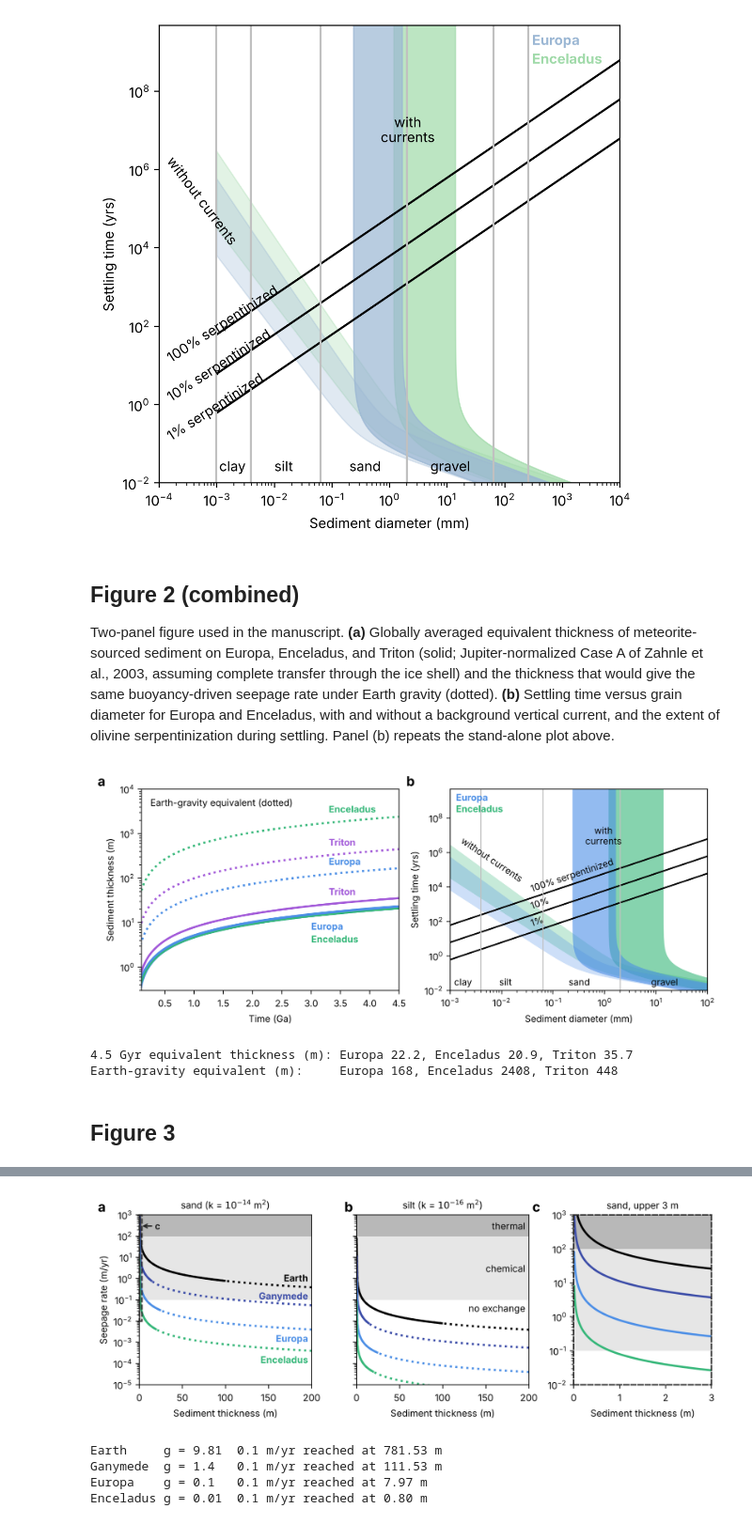
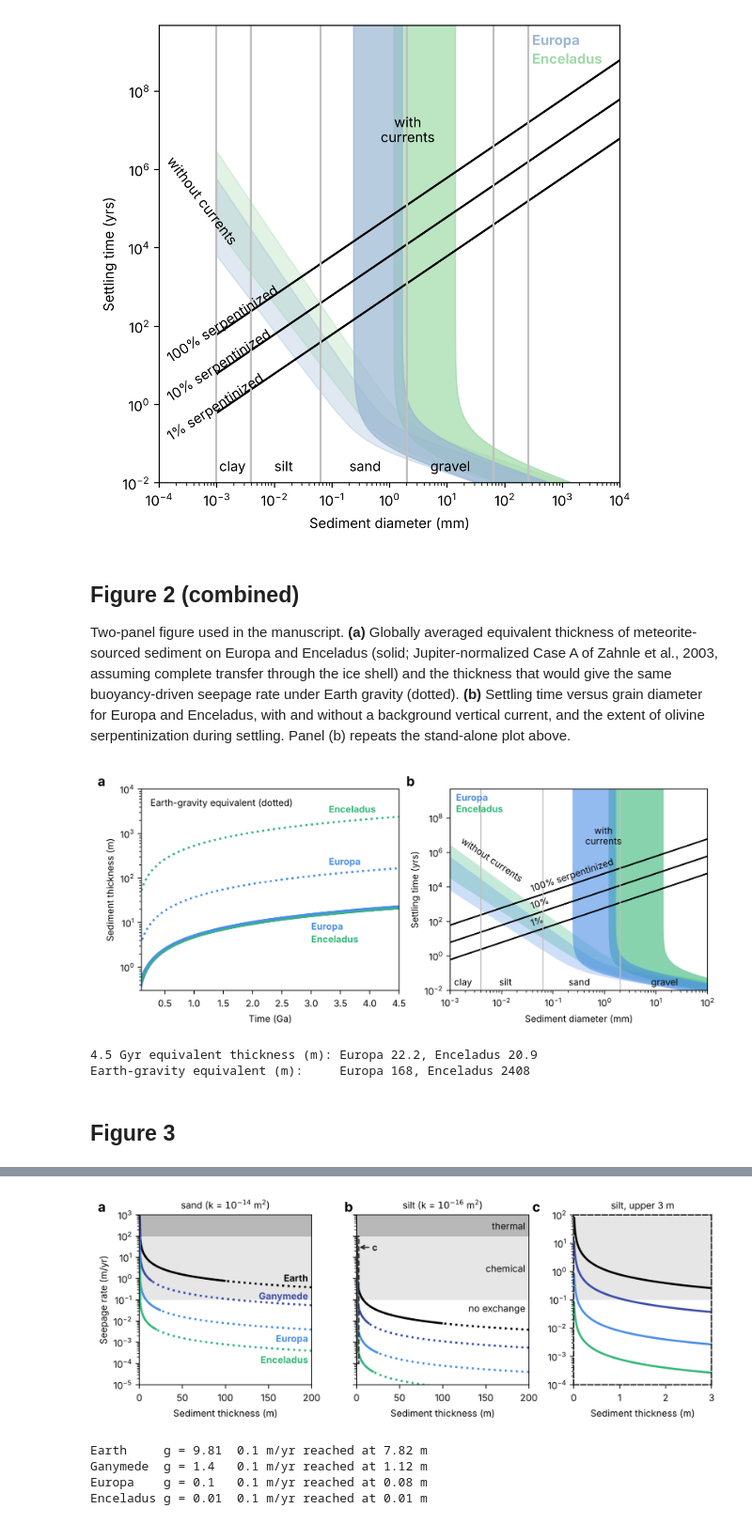
Before and after one commit to tectonic-hydrology/OW_seds, a Jupyter notebook: Figures_for_Randolph_Flagg_et_al_GRL_2025.ipynb, the cells around one changed output, grey strips where cells are left out. Shown at 94% size. Saved outputs shown, nothing was run; the diff lists cells and outputs as text; code cells hidden in the pictures.

Commit message:
Figure 2: drop Triton; Figure 3: zoom on silt, boxed in panel b
Co-Authored-By: Claude Opus 5.5 <noreply@anthropic.com>
Claude-Session: https://claude.ai/code/session_013DBfh7D7wThAVNByrUnYko

```diff
--- a/Figures_for_Randolph_Flagg_et_al_GRL_2025.ipynb
+++ b/Figures_for_Randolph_Flagg_et_al_GRL_2025.ipynb
@@ -1055,16 +1055,16 @@ plt.savefig('stokes_current.png', dpi=600)
 # %% [markdown]
 ## Figure 2 (combined)
 
-Two-panel figure used in the manuscript. **(a)** Globally averaged equivalent thickness of meteorite-sourced sediment on Europa, Enceladus, and Triton (solid; Jupiter-normalized Case A of Zahnle et al., 2003, assuming complete transfer through the ice shell) and the thickness that would give the same buoyancy-driven seepage rate under Earth gravity (dotted). **(b)** Settling time versus grain diameter for Europa and Enceladus, with and without a background vertical current, and the extent of olivine serpentinization during settling. Panel (b) repeats the stand-alone plot above.
+Two-panel figure used in the manuscript. **(a)** Globally averaged equivalent thickness of meteorite-sourced sediment on Europa and Enceladus (solid; Jupiter-normalized Case A of Zahnle et al., 2003, assuming complete transfer through the ice shell) and the thickness that would give the same buoyancy-driven seepage rate under Earth gravity (dotted). **(b)** Settling time versus grain diameter for Europa and Enceladus, with and without a background vertical current, and the extent of olivine serpentinization during settling. Panel (b) repeats the stand-alone plot above.
 # %%
-c_eur = '#4C8FE6'; c_enc = '#35B779'; c_tri = '#A259D9'       # Europa blue, Enceladus green, Triton purple (both panels)
+c_eur = '#4C8FE6'; c_enc = '#35B779'                         # Europa blue, Enceladus green (both panels)
 
 plt.rcParams.update({'font.size': 9})
 fig, (axa, axb) = plt.subplots(1, 2, figsize=(8.5, 3.5))
 
 # ---- (a) equivalent sediment thickness and Earth-gravity equivalent
 # Europa and Enceladus nearly coincide, so Europa is drawn wide with Enceladus thin on top
-for s, g, c, lw in [(s_Triton_A, g_Triton, c_tri, 2), (s_Europa_A, g_Europa, c_eur, 4), (s_Enceladus_A, g_Enceladus, c_enc, 1.6)]:
+for s, g, c, lw in [(s_Europa_A, g_Europa, c_eur, 4), (s_Enceladus_A, g_Enceladus, c_enc, 1.6)]:
     axa.plot(time, s, color=c, linewidth=lw, solid_capstyle='butt')
     axa.plot(time, s*(9.81/g), color=c, linestyle='dotted', linewidth=2)
 
@@ -1075,10 +1075,8 @@ axa.set_xlabel('Time (Ga)'); axa.set_ylabel('Sediment thickness (m)')
 # curves are labeled on the plot instead of in a legend
 kw = dict(fontsize=9, weight='bold')
 axa.text(3.3, 3.0e3, 'Enceladus', color=c_enc, **kw)
-axa.text(3.3, 5.4e2, 'Triton', color=c_tri, **kw)
 axa.text(3.3, 2.0e2, 'Europa', color=c_eur, **kw)
 axa.text(0.25, 4.2e3, 'Earth-gravity equivalent (dotted)')
-axa.text(3.3, 4.2e1, 'Triton', color=c_tri, **kw)
 axa.text(3.0, 7.0, 'Europa', color=c_eur, **kw); axa.text(3.0, 3.6, 'Enceladus', color=c_enc, **kw)
 
 # ---- (b) settling time with and without currents, and serpentinization during settling
@@ -1124,12 +1122,12 @@ plt.savefig('Figure2_combined.pdf')
 plt.show()
 
 # values quoted in the text (equivalent thickness after 4.5 Gyr, m)
-print('4.5 Gyr equivalent thickness (m): Europa %.1f, Enceladus %.1f, Triton %.1f' % (s_Europa_A[-1], s_Enceladus_A[-1], s_Triton_A[-1]))
-print('Earth-gravity equivalent (m):     Europa %.0f, Enceladus %.0f, Triton %.0f' % (s_Europa_A[-1]*9.81/g_Europa, s_Enceladus_A[-1]*9.81/g_Enceladus, s_Triton_A[-1]*9.81/g_Triton))
+print('4.5 Gyr equivalent thickness (m): Europa %.1f, Enceladus %.1f' % (s_Europa_A[-1], s_Enceladus_A[-1]))
+print('Earth-gravity equivalent (m):     Europa %.0f, Enceladus %.0f' % (s_Europa_A[-1]*9.81/g_Europa, s_Enceladus_A[-1]*9.81/g_Enceladus))
 # %% [output]
-[figure, old version]
+[figure, new version]
-4.5 Gyr equivalent thickness (m): Europa 22.2, Enceladus 20.9, Triton 35.7
-Earth-gravity equivalent (m):     Europa 168, Enceladus 2408, Triton 448
+4.5 Gyr equivalent thickness (m): Europa 22.2, Enceladus 20.9
+Earth-gravity equivalent (m):     Europa 168, Enceladus 2408
 # %% [markdown]
 ## Figure 3
 # %%
@@ -1196,7 +1194,7 @@ curves = [('Earth',     c_ear, 9.81, Earth_14,     Earthmet_14,     Earth_16,
           ('Europa',    c_eur, .1,   Europa_14,    Europamet_14,    Europa_16,    Europamet_16,    False),
           ('Enceladus', c_enc, .01,  Enceladus_14, Enceladusmet_14, Enceladus_16, Enceladusmet_16, False)]
 
-# (c) zoom on the upper 3 m for sand: same expression as seepage_rate(), on a fine grid
+# (c) zoom on the upper 3 m for silt: same expression as seepage_rate(), on a fine grid
 # (seepage_rate steps in 1 m, which is too coarse here)
 z_fine = np.linspace(0.01, 3, 600)
 def seepage_fine(z, T_aq, permeability, gravity, circulation_depth):
@@ -1206,46 +1204,46 @@ for name, c, g, full14, met14, full16, met16, above in curves:
     for ax, full, met in ((ax1, full14, met14), (ax3, full16, met16)):
         ax.plot(Thickness, full, color=c, linestyle='dotted', linewidth=2)             # other sediment sources
         ax.plot(Thickness[0:len(met)], met, color=c, linewidth=2)                      # meteoritic sediment alone
-    axz.plot(z_fine, seepage_fine(z_fine, 100, 1e-14, g, 2e3), color=c, linewidth=2)  # all within the meteoritic range
+    axz.plot(z_fine, seepage_fine(z_fine, 100, 1e-16, g, 2e3), color=c, linewidth=2)  # all within the meteoritic range
     # curves are labeled on the plot instead of in a legend
     y = np.interp(196, Thickness, full14)
     ax1.text(196, y*1.45 if above else y/1.45, name, color=c, weight='bold', ha='right', va='bottom' if above else 'top')
 
 for ax, xmax in ((ax1, 200), (ax3, 200), (axz, 3)):
     ax.fill_between([0, xmax], 1e2, 1e4, color='0.72', linewidth=0, zorder=0)         # thermal exchange (darker gray)
     ax.fill_between([0, xmax], 1e-1, 1e2, color='0.90', linewidth=0, zorder=0)         # chemical exchange (lighter gray)
     ax.set_xlim(0, xmax); ax.set_xlabel('Sediment thickness (m)'); ax.set_yscale('log')
 ax3.text(196, 300, 'thermal', ha='right', va='center'); ax3.text(196, 3, 'chemical', ha='right', va='center'); ax3.text(196, 4e-2, 'no exchange', ha='right', va='center')
 
-ax1.set_ylim(1e-5, 1e3); axz.set_ylim(1e-2, 1e3)
+ax1.set_ylim(1e-5, 1e3); axz.set_ylim(1e-4, 1e2)
 
-# outline the zoomed region in (a) and draw (c) with the same outline
+# outline the zoomed region in (b) and draw (c) with the same outline
 from matplotlib.patches import Rectangle
 zc = '0.15'
-ax1.add_patch(Rectangle((0, 1e-2), 3, 1e3 - 1e-2, facecolor=zc, alpha=.25, edgecolor='none', zorder=4))
-ax1.add_patch(Rectangle((0, 1e-2), 3, 1e3 - 1e-2, fill=False, edgecolor=zc, linewidth=1.3, linestyle='--', zorder=5, clip_on=False))
-ax1.annotate('c', xy=(3.5, 3e2), xytext=(18, 3e2), color=zc, weight='bold', va='center',
+ax3.add_patch(Rectangle((0, 1e-4), 3, 1e2 - 1e-4, facecolor=zc, alpha=.25, edgecolor='none', zorder=4))
+ax3.add_patch(Rectangle((0, 1e-4), 3, 1e2 - 1e-4, fill=False, edgecolor=zc, linewidth=1.3, linestyle='--', zorder=5, clip_on=False))
+ax3.annotate('c', xy=(3.5, 3e1), xytext=(18, 3e1), color=zc, weight='bold', va='center',
              arrowprops=dict(arrowstyle='->', color=zc, lw=1.2, shrinkA=1, shrinkB=0))
 for sp in axz.spines.values():
     sp.set_edgecolor(zc); sp.set_linestyle('--'); sp.set_linewidth(1.3)
 ax1.set_ylabel('Seepage rate (m/yr)')
 ax1.set_title('sand (k = $10^{-14}$ m$^2$)', fontsize=9); ax3.set_title('silt (k = $10^{-16}$ m$^2$)', fontsize=9)
-axz.set_title('sand, upper 3 m', fontsize=9)
+axz.set_title('silt, upper 3 m', fontsize=9)
 
 plt.tight_layout()
 for ax, lab, dx in ((ax1, 'a', -0.24), (ax3, 'b', -0.07), (axz, 'c', -0.3)):
     ax.text(dx, 1.0, lab, transform=ax.transAxes, fontsize=13, weight='bold', va='bottom')
 
 plt.savefig('Figure3_seepage.png', dpi=600)
 plt.savefig('Figure3_seepage.pdf')
 plt.show()
 
-# sediment thickness at which sand seepage falls to 0.1 m/yr (lower edge of the chemical-exchange band)
+# sediment thickness at which silt seepage falls to 0.1 m/yr (lower edge of the chemical-exchange band)
 for name, c, g, *_ in curves:
-    print('%-9s g = %-5s 0.1 m/yr reached at %.2f m' % (name, g, seepage_fine(1.0, 100, 1e-14, g, 2e3) / 0.1))
+    print('%-9s g = %-5s 0.1 m/yr reached at %.2f m' % (name, g, seepage_fine(1.0, 100, 1e-16, g, 2e3) / 0.1))
 # %% [output]
-[figure, old version]
+[figure, new version]
-Earth     g = 9.81  0.1 m/yr reached at 781.53 m
-Ganymede  g = 1.4   0.1 m/yr reached at 111.53 m
-Europa    g = 0.1   0.1 m/yr reached at 7.97 m
-Enceladus g = 0.01  0.1 m/yr reached at 0.80 m
+Earth     g = 9.81  0.1 m/yr reached at 7.82 m
+Ganymede  g = 1.4   0.1 m/yr reached at 1.12 m
+Europa    g = 0.1   0.1 m/yr reached at 0.08 m
+Enceladus g = 0.01  0.1 m/yr reached at 0.01 m
```
